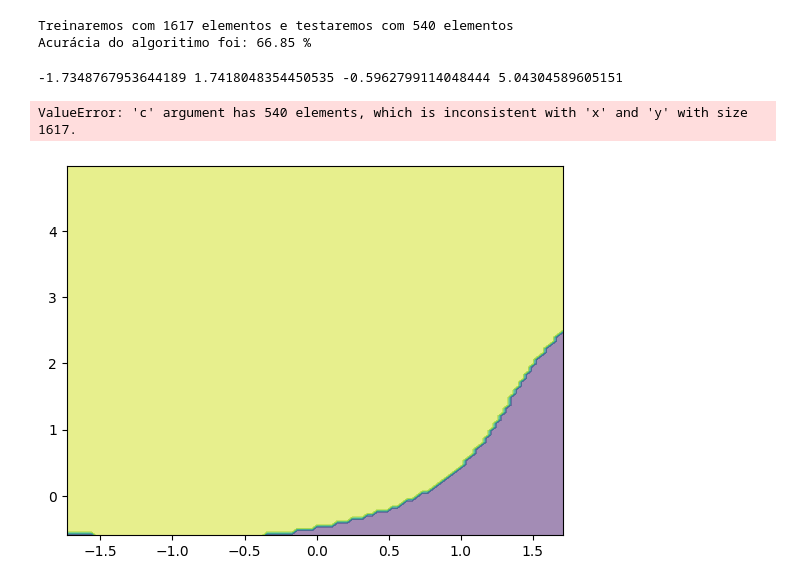
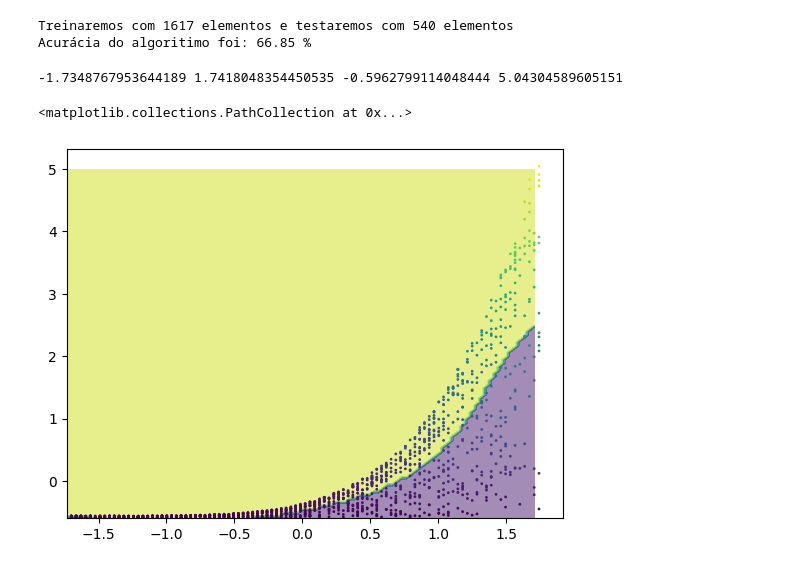
Before and after one commit to RaphaelfsOliveira/MachineLearning, a Jupyter notebook: Notebooks/testando_em_duas_dimensoes.ipynb, the cells around one changed output. Saved outputs shown, nothing was run; the diff lists cells and outputs as text; code cells hidden in the pictures.

```diff
--- a/Notebooks/testando_em_duas_dimensoes.ipynb
+++ b/Notebooks/testando_em_duas_dimensoes.ipynb
@@ -165,32 +164,32 @@ Acurácia do algoritimo foi: 66.85 %
 # %%
 data_x = new_treino_x[:,0]
 data_y = new_treino_x[:,1]
 
 x_min = data_x.min()
 x_max = data_x.max()
 
 y_min = data_y.min()
 y_max = data_y.max()
 
 print(x_min, x_max, y_min, y_max)
 
 # fazer uma matrix que contemple todo o gráfico de decisões do algoritimo analisado
 pixels = 100
 
 axis_x = np.arange(x_min, x_max, (x_max - x_min)/ pixels)
 axis_y = np.arange(y_min, y_max, (y_max - y_min)/ pixels)
 
 xx, yy = np.meshgrid(axis_x, axis_y)
 points = np.c_[xx.ravel(), yy.ravel()]
 
 z = model.predict(points)
 z = z.reshape(xx.shape)
 
 plt.contourf(xx, yy, z, alpha=0.5)
-plt.scatter(data_x, data_y, c=teste_y, s=1)
+plt.scatter(data_x, data_y, c=data_y, s=1)
 
 # DECISION BOUDARY
 # %% [output]
 -1.7348767953644189 1.7418048354450535 -0.5962799114048444 5.04304589605151
-ValueError: 'c' argument has 540 elements, which is inconsistent with 'x' and 'y' with size 1617.
+<matplotlib.collections.PathCollection at 0x...>
-[figure, old version]
+[figure, new version]
```
Also changed, not shown: parts of 3 cells of this notebook.
